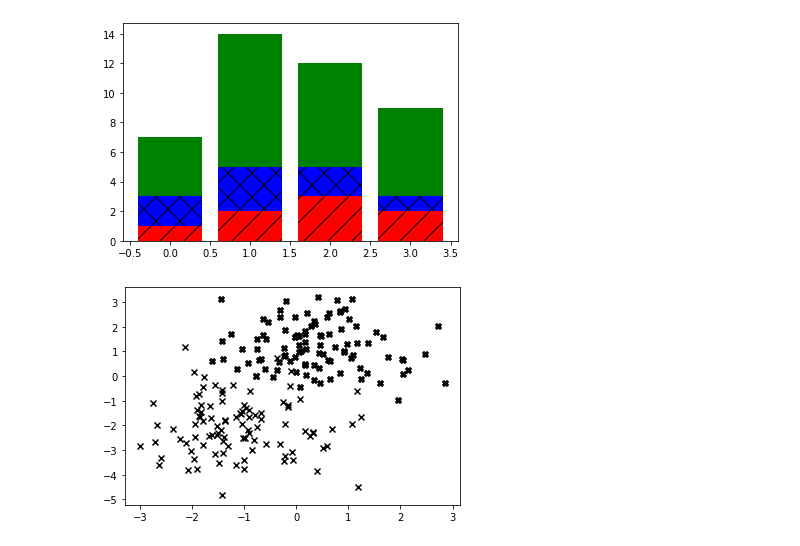
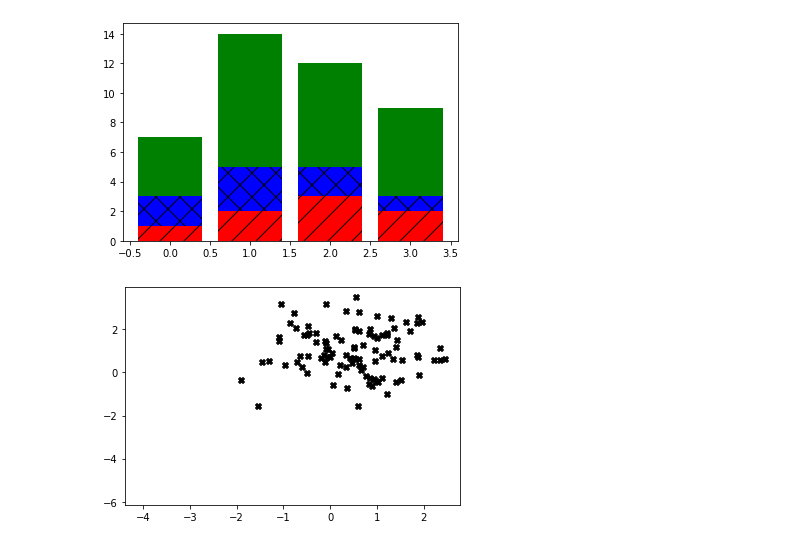
Before and after one commit to waldbear4/Python_2021, a Jupyter notebook: 20210531.ipynb, the cells around one changed output. Cells and saved outputs as stored; diff of their text form; code cells hidden in the pictures.

```diff
--- a/20210531.ipynb
+++ b/20210531.ipynb
@@ -251,12 +251,12 @@ plt.show()
 # %%
 #마커
 A = np.random.standard_normal((100, 2))
 B = np.random.standard_normal((100, 2))
 
 A += np.array((-1, -2))
 B += np.array((0.5, 1))
-plt.scatter(A[:, 0], A[:, 1], color = 'k', marker="x") # ^oxv><spP*xXD
+plt.scatter(A[:, 0], A[:, 1], color = 'k', marker="") # .^oxv><spP*xXD 없이도 가능
 plt.scatter(B[:, 0], B[:, 1], color = 'k', marker="X")
 plt.show()
 # %% [output]
-[figure, old version]
+[figure, new version]
```
Also changed, not shown: parts of 15 cells of this notebook.
